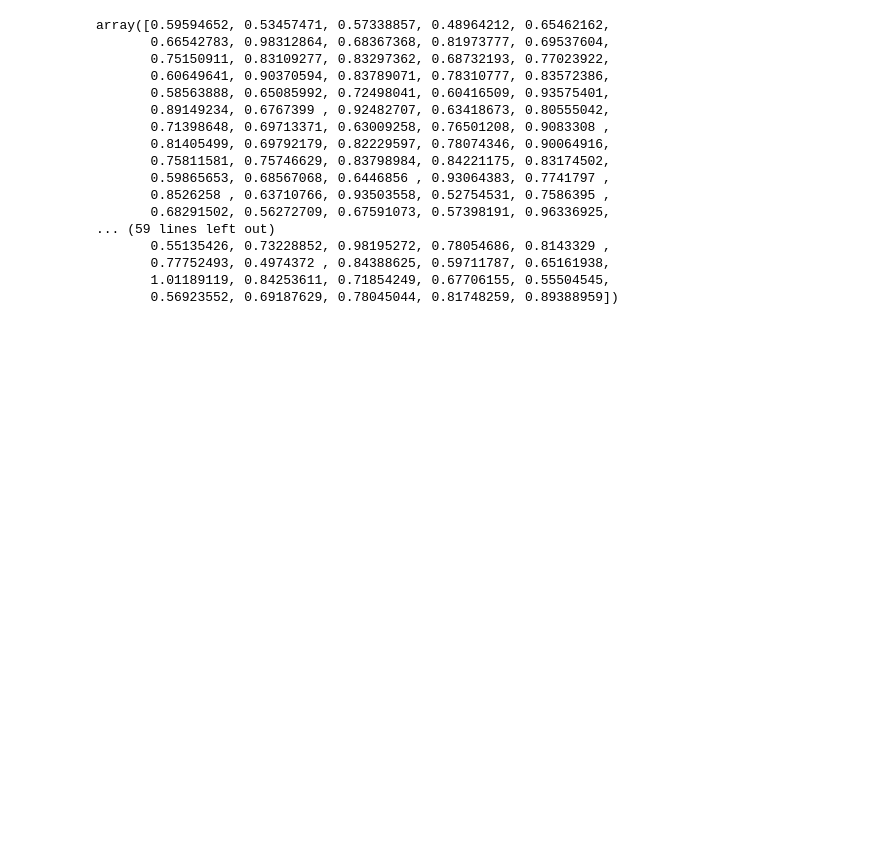
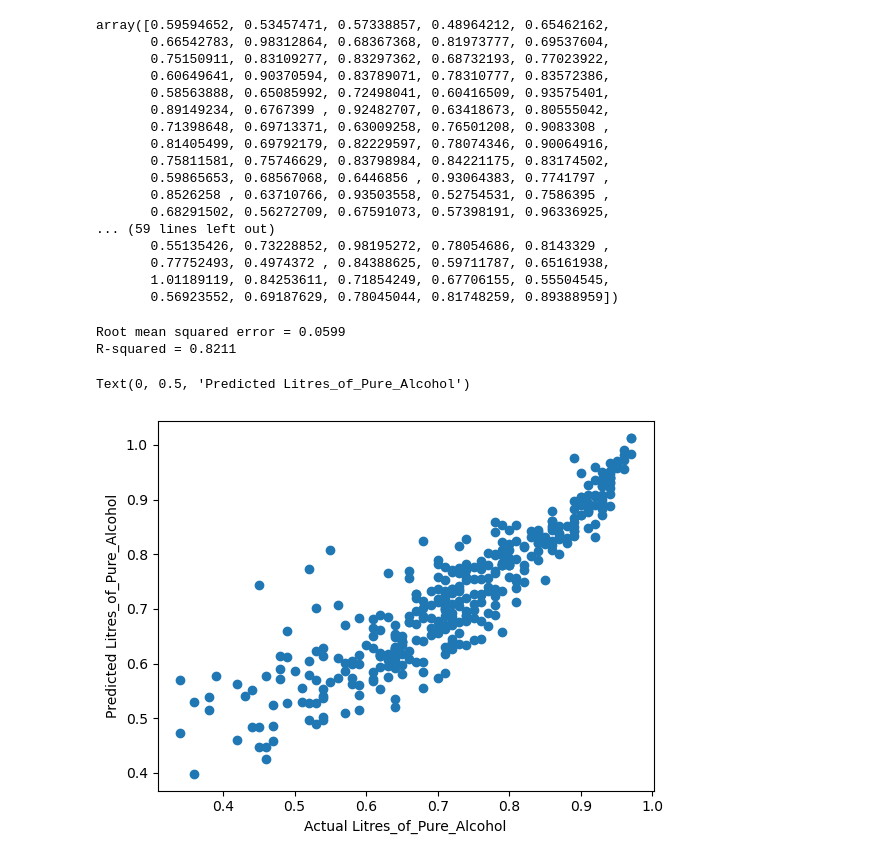
Before and after one commit to OtaSteven/CSC177_Proj, a Jupyter notebook: Linear_Regression/linear_regression.ipynb, the cells around one changed output. Saved outputs shown, nothing was run; the diff lists cells and outputs as text; code cells hidden in the pictures; blank space fills up the shorter version.

```diff
--- a/Linear_Regression/linear_regression.ipynb
+++ b/Linear_Regression/linear_regression.ipynb
@@ -457,3 +442,16 @@ array([0.59594652, 0.53457471, 0.57338857, 0.48964212, 0.65462162,
        0.77752493, 0.4974372 , 0.84388625, 0.59711787, 0.65161938,
        1.01189119, 0.84253611, 0.71854249, 0.67706155, 0.55504545,
        0.56923552, 0.69187629, 0.78045044, 0.81748259, 0.89388959])
+# %%
+# Model evaluation
+print("Root mean squared error = %.4f" % np.sqrt(mean_squared_error(y_train, y_pred_train)))
+print('R-squared = %.4f' % r2_score(y_train, y_pred_train))
+
+plt.scatter(y_train, y_pred_train)
+plt.xlabel("Actual Litres_of_Pure_Alcohol")
+plt.ylabel("Predicted Litres_of_Pure_Alcohol")
+# %% [output]
+Root mean squared error = 0.0599
+R-squared = 0.8211
+Text(0, 0.5, 'Predicted Litres_of_Pure_Alcohol')
+[figure, added]
```
Also changed, not shown: parts of 3 cells of this notebook.
